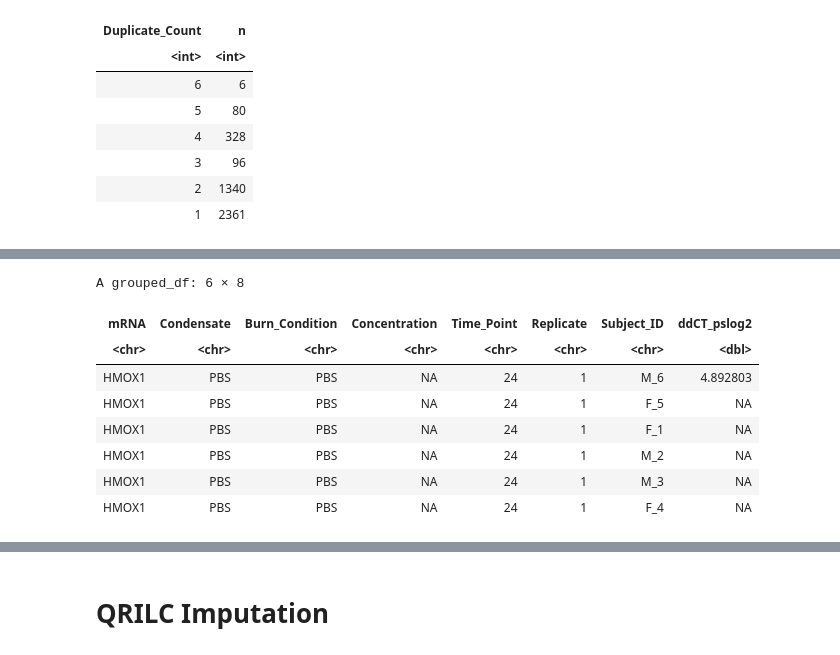
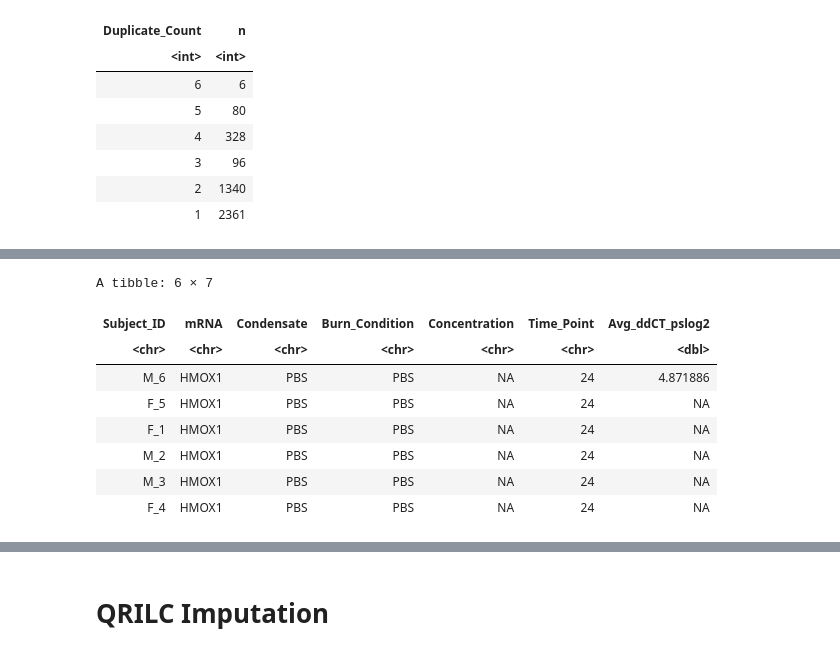
Before and after one commit to UNC-CEMALB/Burn-pit-smoke-condensate-mediated-toxicity-in-human-airway-epithelial-cells-, a Jupyter notebook: 1. Data Cleaning & Imputation/Data Cleaning & Imputation.ipynb, the cells around one changed output, grey strips where cells are left out. Drawn from its saved outputs; the diff is of its cells as text; code cells hidden in the pictures.

```diff
--- a/1. Data Cleaning & Imputation/Data Cleaning & Imputation.ipynb
+++ b/1. Data Cleaning & Imputation/Data Cleaning & Imputation.ipynb
@@ -117,0 +109,8 @@ Removing variables and ids with less than 25% of data. However, ids will be remo
+# %%
+avg_mRNA_df = mRNA_df %>%
+    group_by(mRNA, Subject_ID, Condensate, Burn_Condition, Concentration, Time_Point) %>%
+    mutate(Avg_ddCT_pslog2 = mean(ddCT_pslog2)) %>% #, Avg_ddCT = mean(ddCT)) %>%
+    select(-c("Replicate", "ddCT_pslog2", "ddCT")) %>%
+    unique()
+
+head(avg_mRNA_df)
@@ -118,21 +127,25 @@ Removing variables and ids with less than 25% of data. However, ids will be remo
 # %%
-# pivoting longer but first creating sample ids
-missing_data_mRNA_df = mRNA_df %>%
+# converting to wide format to get missing values
+preimputed_df = avg_mRNA_df %>%
+    select(-Subject_No) %>%
     # creating sample ids
-    unite("Sample_ID", c(colnames(mRNA_df)[c(4:7,10)])) %>%
-    select(-c("Subject_No", "ddCT")) %>%
-    pivot_wider(names_from = "Subject_ID", values_from = "ddCT_pslog2") %>%
-    pivot_longer(cols = 3:8, names_to = "Subject_ID", values_to = "ddCT_pslog2") %>%
-    separate(Sample_ID, c("Condensate", "Burn_Condition", "Concentration", "Time_Point", "Replicate"))
+    unite("SampleID", c(colnames(mRNA_df)[c(3:7)])) %>%
+    pivot_wider(names_from = "Subject_ID", values_from = "Avg_ddCT_pslog2") %>%
+    pivot_longer(cols = 2:7, names_to = "Subject_ID", values_to = "Avg_ddCT_pslog2") %>%
+    separate(SampleID, c("mRNA", "Condensate", "Burn_Condition", "Concentration", "Time_Point")) #%>%
+    # adding a column for ????
+    #mutate(new = 2^(-Avg_ddCT))
 
-head(missing_data_mRNA_df)
+
+preimputed_df = preimputed_df[,c(6,1:5,7)]
+head(preimputed_df)
 # %% [output]
-A grouped_df: 6 × 8
+A tibble: 6 × 7
-| mRNA | Condensate | Burn_Condition | Concentration | Time_Point | Replicate | Subject_ID | ddCT_pslog2 |
-| <chr> | <chr> | <chr> | <chr> | <chr> | <chr> | <chr> | <dbl> |
-| HMOX1 | PBS | PBS | NA | 24 | 1 | M_6 | 4.892803 |
-| HMOX1 | PBS | PBS | NA | 24 | 1 | F_5 | NA |
-| HMOX1 | PBS | PBS | NA | 24 | 1 | F_1 | NA |
-| HMOX1 | PBS | PBS | NA | 24 | 1 | M_2 | NA |
-| HMOX1 | PBS | PBS | NA | 24 | 1 | M_3 | NA |
-| HMOX1 | PBS | PBS | NA | 24 | 1 | F_4 | NA |
+| Subject_ID | mRNA | Condensate | Burn_Condition | Concentration | Time_Point | Avg_ddCT_pslog2 |
+| <chr> | <chr> | <chr> | <chr> | <chr> | <chr> | <dbl> |
+| M_6 | HMOX1 | PBS | PBS | NA | 24 | 4.871886 |
+| F_5 | HMOX1 | PBS | PBS | NA | 24 | NA |
+| F_1 | HMOX1 | PBS | PBS | NA | 24 | NA |
+| M_2 | HMOX1 | PBS | PBS | NA | 24 | NA |
+| M_3 | HMOX1 | PBS | PBS | NA | 24 | NA |
+| F_4 | HMOX1 | PBS | PBS | NA | 24 | NA |
```
Also changed, not shown: parts of 19 cells of this notebook.
